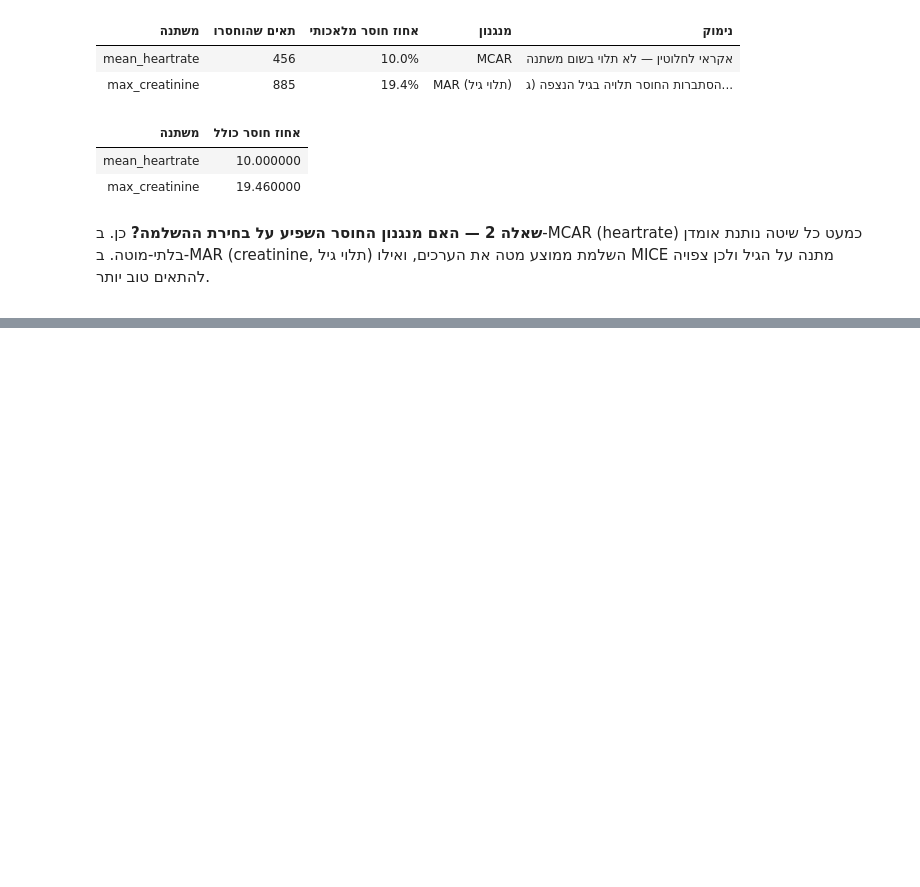
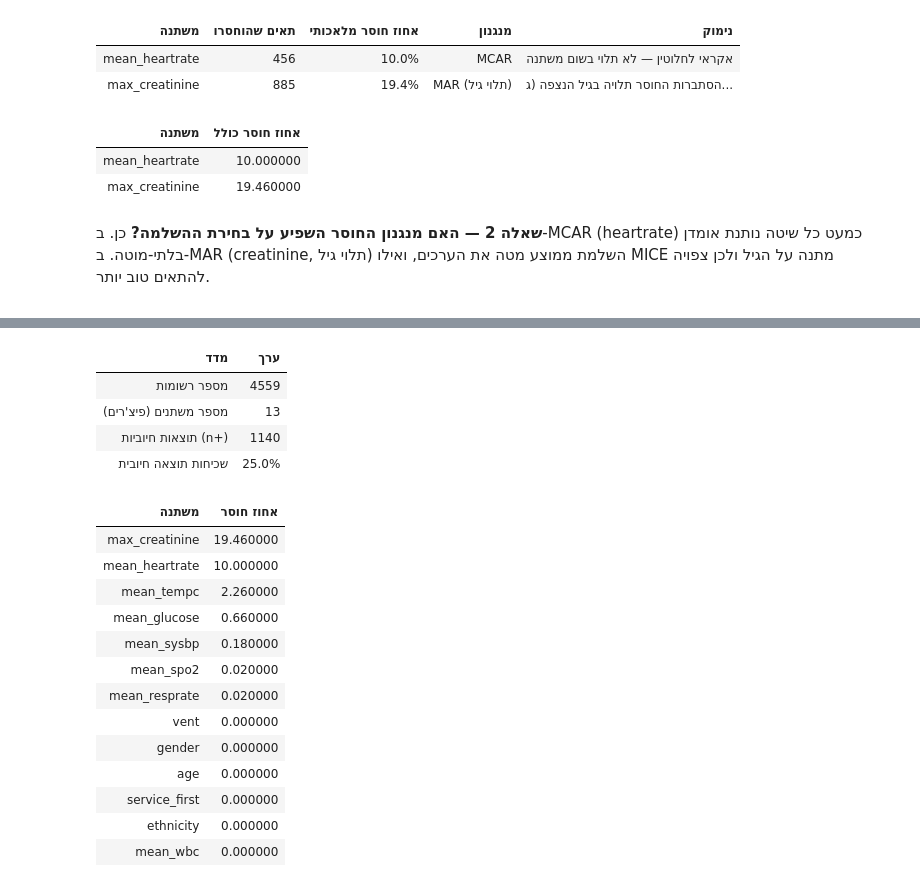
Before and after one commit to Roybin12/medical-machine-learning-, a Jupyter notebook: assignment.ipynb, the cells around one changed output, grey strips where cells are left out. Drawn from its saved outputs; the diff is of its cells as text; code cells hidden in the pictures; blank space fills up the shorter version.

```diff
--- a/assignment.ipynb
+++ b/assignment.ipynb
@@ -182,0 +193,36 @@ display(rtl(total_missing))
+# %%
+# === שלב 3א: סטטיסטיקות בסיס ===
+overview = pd.DataFrame({
+    "מדד": ["מספר רשומות", "מספר משתנים (פיצ'רים)",
+            "תוצאות חיוביות (n+)", "שכיחות תוצאה חיובית"],
+    "ערך": [len(df_missing), len(FEATURES),
+            int(df_missing["prolonged_icu"].sum()),
+            f"{df_missing['prolonged_icu'].mean() * 100:.1f}%"],
+})
+display(rtl(overview))
+
+# שיעור חוסר לכל משתנה (טבעי + מלאכותי), ממוין יורד
+miss_rate = (df_missing[FEATURES].isna().mean().mul(100).round(2)
+             .sort_values(ascending=False).reset_index())
+miss_rate.columns = ["משתנה", "אחוז חוסר"]
+display(rtl(miss_rate))
+# %% [output]
+| מדד | ערך |
+| מספר רשומות | 4559 |
+| מספר משתנים (פיצ'רים) | 13 |
+| תוצאות חיוביות (n+) | 1140 |
+| שכיחות תוצאה חיובית | 25.0% |
+| משתנה | אחוז חוסר |
+| max_creatinine | 19.460000 |
+| mean_heartrate | 10.000000 |
+| mean_tempc | 2.260000 |
+| mean_glucose | 0.660000 |
+| mean_sysbp | 0.180000 |
+| mean_spo2 | 0.020000 |
+| mean_resprate | 0.020000 |
+| vent | 0.000000 |
+| gender | 0.000000 |
+| age | 0.000000 |
+| service_first | 0.000000 |
+| ethnicity | 0.000000 |
+| mean_wbc | 0.000000 |
```
Also changed, not shown: parts of 8 cells of this notebook.
